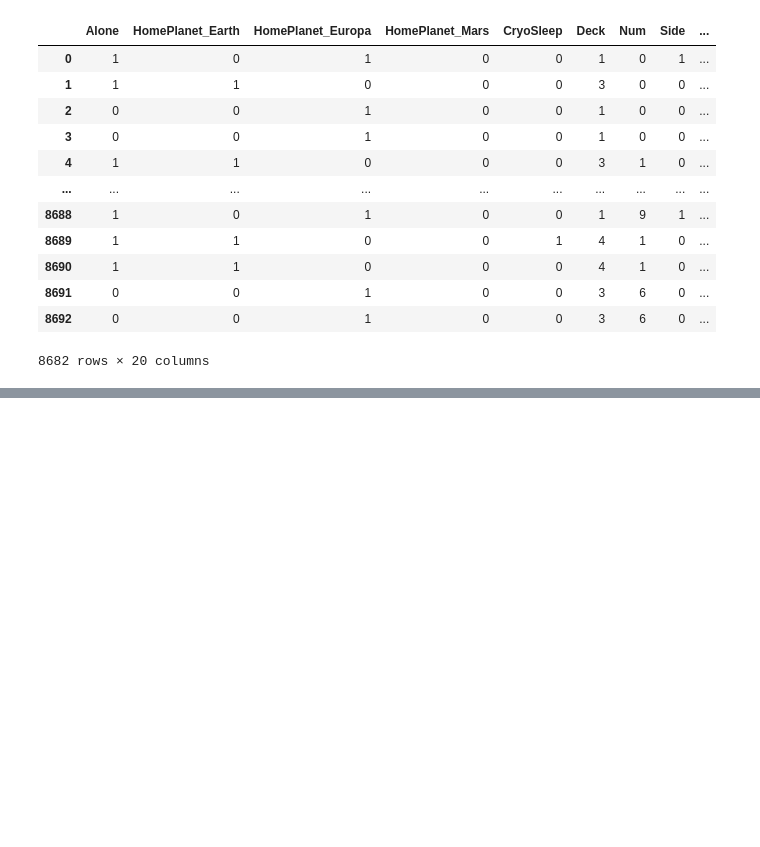
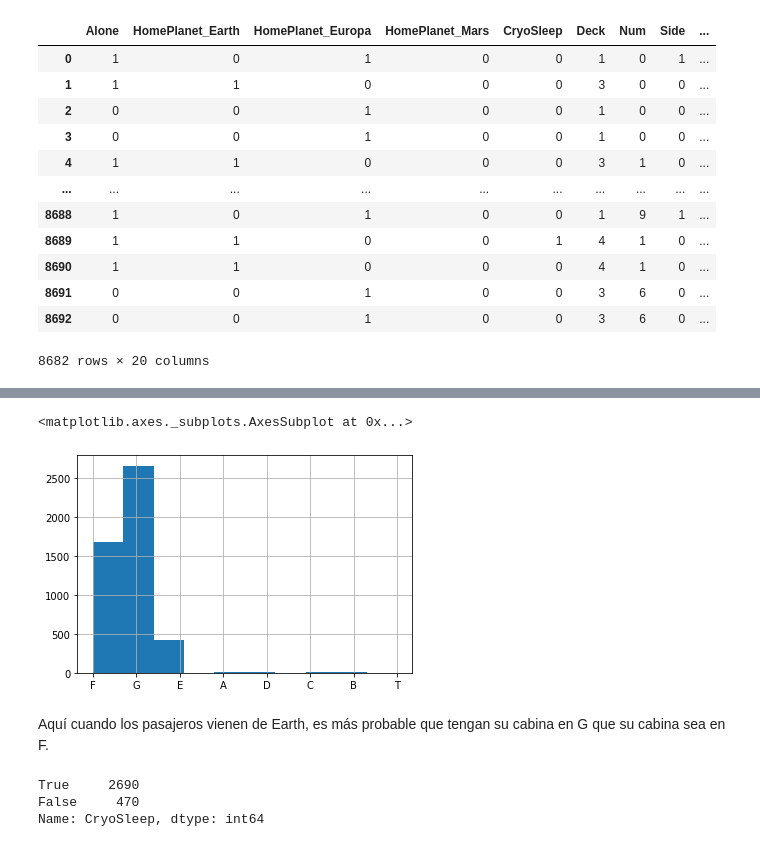
Before and after one commit to pataata/Los_Subnormales, a Jupyter notebook: Titanic.ipynb, the cells around one changed output, grey strips where cells are left out. Saved outputs shown, nothing was run; the diff lists cells and outputs as text; code cells hidden in the pictures; blank space fills up the shorter version.

```diff
--- a/Titanic_ETL.ipynb
+++ b/Titanic.ipynb
@@ -557,0 +711,9 @@ trans_df
+# %%
+insight4 = df_categorical[df_categorical["HomePlanet"] == "Earth"]["Deck"]
+# %%
+insight4.hist()
+# %% [output]
+<matplotlib.axes._subplots.AxesSubplot at 0x...>
+[figure, added]
+# %% [markdown]
+Aquí cuando los pasajeros vienen de Earth, es más probable que tengan su cabina en G que su cabina sea en F.
@@ -557,0 +726,6 @@ trans_df
+# %%
+insight5.value_counts()
+# %% [output]
+True     2690
+False     470
+Name: CryoSleep, dtype: int64
```
Also changed, not shown: parts of 60 cells of this notebook.
